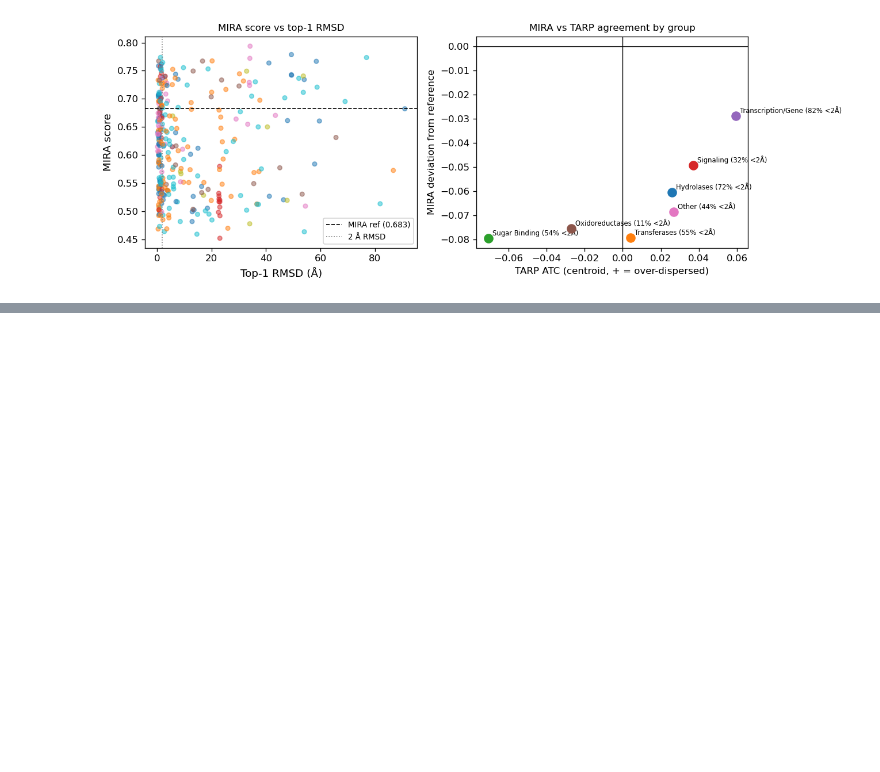
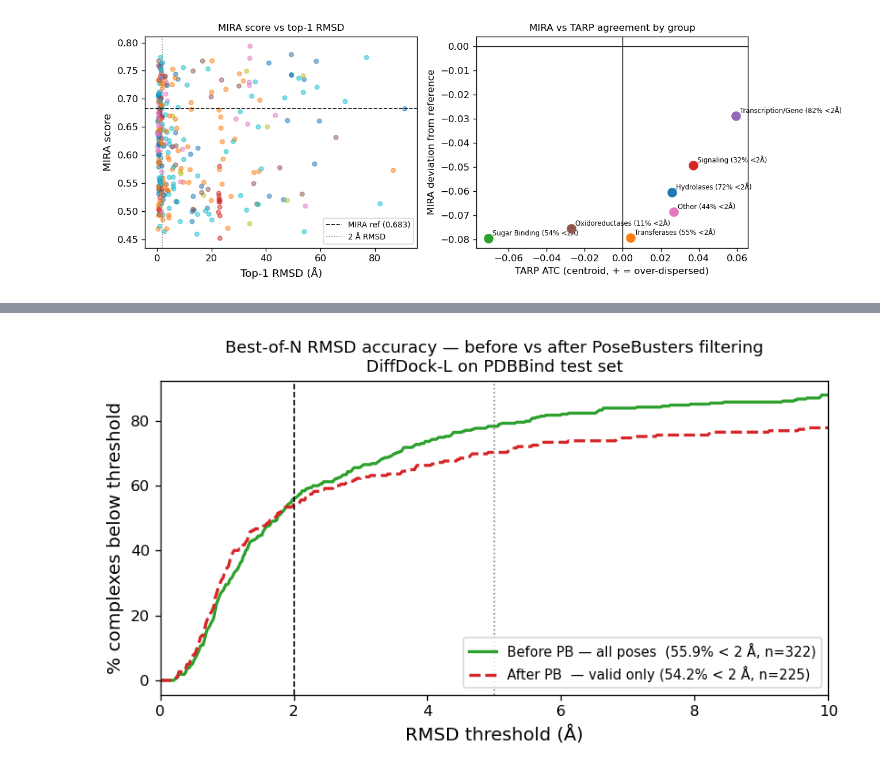
Before and after one commit to quentin-fuchs/MasterThesis, a Jupyter notebook: notebooks/tarp_analysis.ipynb, the cells around one changed output, grey strips where cells are left out. Saved outputs shown, nothing was run; the diff lists cells and outputs as text; code cells hidden in the pictures; blank space fills up the shorter version.

```diff
--- a/notebooks/tarp_analysis.ipynb
+++ b/notebooks/tarp_analysis.ipynb
@@ -245,7 +253,7 @@ import pandas as pd
 from utils.tarp_eval import bootstrap_ecp
 
 # --- Load pre-computed RMSD fractions ---
-f_rmsd_k1 = np.load(f"{MERGED}/tarp_fractions_rmsd_K1.npy")   # (321, 1)
+f_rmsd_k1 = np.load(f"{METRICS}/tarp_fractions_rmsd_K1.npy")   # (321, 1)
 names_rmsd = complex_names[:321]                                # same order, one tail name excluded
 
 # --- Protein annotations ---
@@ -320,7 +328,7 @@ for j in range(i + 2, len(axes)):
 
 fig.suptitle("TARP ECP by protein family (RMSD K=1, all 40 samples)", fontsize=13, y=1.01)
 fig.tight_layout()
-fig.savefig(f"{MERGED}/tarp_ecp_rmsd_by_group_panels.png", dpi=150, bbox_inches="tight")
+fig.savefig(f"{FIGURES}/tarp_ecp_rmsd_by_group_panels.png", dpi=150, bbox_inches="tight")
 plt.show()
 
 # --- Overlay plot ---
@@ -337,7 +345,7 @@ ax2.set_title("TARP ECP by protein family (RMSD K=1)", fontsize=11)
 ax2.set_xlim(0, 1); ax2.set_ylim(0, 1); ax2.set_aspect("equal")
 ax2.legend(fontsize=8, loc="upper left")
 fig2.tight_layout()
-fig2.savefig(f"{MERGED}/tarp_ecp_rmsd_by_group_overlay.png", dpi=150, bbox_inches="tight")
+fig2.savefig(f"{FIGURES}/tarp_ecp_rmsd_by_group_overlay.png", dpi=150, bbox_inches="tight")
 plt.show()
 
 # --- ATC bar chart ---
@@ -357,7 +365,7 @@ for bar, n in zip(bars, ns):
              f"N={n}", va="center", fontsize=9)
 ax3.legend(fontsize=9)
 fig3.tight_layout()
-fig3.savefig(f"{MERGED}/tarp_atc_rmsd_by_group.png", dpi=150, bbox_inches="tight")
+fig3.savefig(f"{FIGURES}/tarp_atc_rmsd_by_group.png", dpi=150, bbox_inches="tight")
 plt.show()
 # %% [output]
 Group                     N    ATC (RMSD K=1)  Calibration
@@ -386,9 +394,9 @@ Distance metric: per-atom RMSD (Euclidean in flat coordinate space divided by
 # %%
 from utils.mira_eval import compute_mira_scores, bootstrap_mira_groups, mira_null, compute_rmsd_accuracy
 
-MIRA_SCORES_PATH = f"{MERGED}/mira_scores_rmsd.npy"
-MIRA_NAMES_PATH  = f"{MERGED}/mira_names_rmsd.npy"
-RMSD_ACC_PATH    = f"{MERGED}/rmsd_accuracy.npz"
+MIRA_SCORES_PATH = f"{METRICS}/mira_scores_rmsd.npy"
+MIRA_NAMES_PATH  = f"{METRICS}/mira_names_rmsd.npy"
+RMSD_ACC_PATH    = f"{METRICS}/rmsd_accuracy.npz"
 
 if os.path.exists(MIRA_SCORES_PATH):
     mira_names  = np.load(MIRA_NAMES_PATH,  allow_pickle=True)
@@ -583,0 +663,67 @@ Reference                          0.6833
+# %%
+from utils.posebusters_eval import compute_rmsd_accuracy_filtered
+
+PB_RMSD_ACC_PATH = f"{METRICS}/pb_rmsd_accuracy.npz"
+
+if os.path.exists(PB_RMSD_ACC_PATH):
+    _acc = np.load(PB_RMSD_ACC_PATH, allow_pickle=True)
+    pb_acc_names = _acc["names"]
+    pb_acc_min   = _acc["min_rmsds"]
+    pb_acc_fracs = _acc["fracs"]
+    print(f"Loaded cached PB-filtered RMSD accuracy ({len(pb_acc_names)} complexes)")
+else:
+    pb_acc_names, pb_acc_min, pb_acc_fracs = compute_rmsd_accuracy_filtered(
+        complex_names, pb_results, POSES_DIR, DATA_DIR,
+        thresholds=(2.0, 5.0), verbose=True,
+    )
+    np.savez(PB_RMSD_ACC_PATH,
+             names=pb_acc_names, min_rmsds=pb_acc_min, fracs=pb_acc_fracs)
+
+# ── Before vs after ───────────────────────────────────────────────────────────
+before_pct_2 = (rmsd_acc_min < 2.0).mean() * 100
+before_pct_5 = (rmsd_acc_min < 5.0).mean() * 100
+after_pct_2  = (pb_acc_min   < 2.0).mean() * 100
+after_pct_5  = (pb_acc_min   < 5.0).mean() * 100
+
+# Top-1 specific: is rank1.sdf PB-valid for each complex?
+top1_rmsd_all = np.load(f"{METRICS}/top1_rmsd.npy")
+top1_valid = np.array([
+    "rank1.sdf" in pb_results.get(n, {}).get("valid_ranks", [])
+    for n in complex_names
+])
+top1_pct_2_before = (top1_rmsd_all < 2.0).mean() * 100
+# Fraction of ALL complexes where top-1 is both PB-valid and RMSD < 2 Å
+top1_pct_2_after  = (top1_valid & (top1_rmsd_all < 2.0)).mean() * 100
+
+print("Performance impact of PoseBusters filtering")
+print("=" * 52)
+print(f"\n  Best-of-N RMSD < 2 Å:   {before_pct_2:.1f}%  →  {after_pct_2:.1f}%  (Δ = {after_pct_2-before_pct_2:+.1f}%)")
+print(f"  Best-of-N RMSD < 5 Å:   {before_pct_5:.1f}%  →  {after_pct_5:.1f}%  (Δ = {after_pct_5-before_pct_5:+.1f}%)")
+print(f"\n  Top-1 RMSD < 2 Å (all complexes):          {top1_pct_2_before:.1f}%")
+print(f"  Top-1 PB-valid AND RMSD < 2 Å:              {top1_pct_2_after:.1f}%  (Δ = {top1_pct_2_after-top1_pct_2_before:+.1f}%)")
+print(f"\n  Top-1 poses that are PB-valid:              {top1_valid.mean()*100:.1f}%")
+print(f"  Complexes with ≥1 PB-valid pose:            "
+      f"{sum(1 for v in pb_results.values() if v['valid_ranks'])/len(pb_results)*100:.1f}%")
+
+# ── CDF comparison plot ───────────────────────────────────────────────────────
+thresholds = np.linspace(0, 10, 500)
+before_cdf = np.array([(rmsd_acc_min < t).mean() for t in thresholds]) * 100
+after_cdf  = np.array([(pb_acc_min   < t).mean() for t in thresholds]) * 100
+
+fig, ax = plt.subplots(figsize=(7, 4))
+ax.plot(thresholds, before_cdf, color="C2", lw=2,
+        label=f"Before PB — all poses  ({before_pct_2:.1f}% < 2 Å, n={len(rmsd_acc_min)})")
+ax.plot(thresholds, after_cdf,  color="C3", lw=2, ls="--",
+        label=f"After PB  — valid only ({after_pct_2:.1f}% < 2 Å, n={len(pb_acc_min)})")
+ax.axvline(2, color="k",    ls="--", lw=1)
+ax.axvline(5, color="grey", ls=":",  lw=1)
+ax.set_xlabel("RMSD threshold (Å)", fontsize=12)
+ax.set_ylabel("% complexes below threshold", fontsize=12)
+ax.set_title("Best-of-N RMSD accuracy — before vs after PoseBusters filtering\n"
+             "DiffDock-L on PDBBind test set", fontsize=11)
+ax.set_xlim(0, 10)
+ax.legend(fontsize=9)
+plt.tight_layout()
+plt.savefig(f"{FIGURES}/pb_rmsd_accuracy_comparison.png", dpi=150, bbox_inches="tight")
+plt.show()
+# %% [output]
@@ -583,0 +742 @@ Reference                          0.6833
+[figure, added]
```
Also changed, not shown: parts of 23 cells of this notebook, 4 other files.
